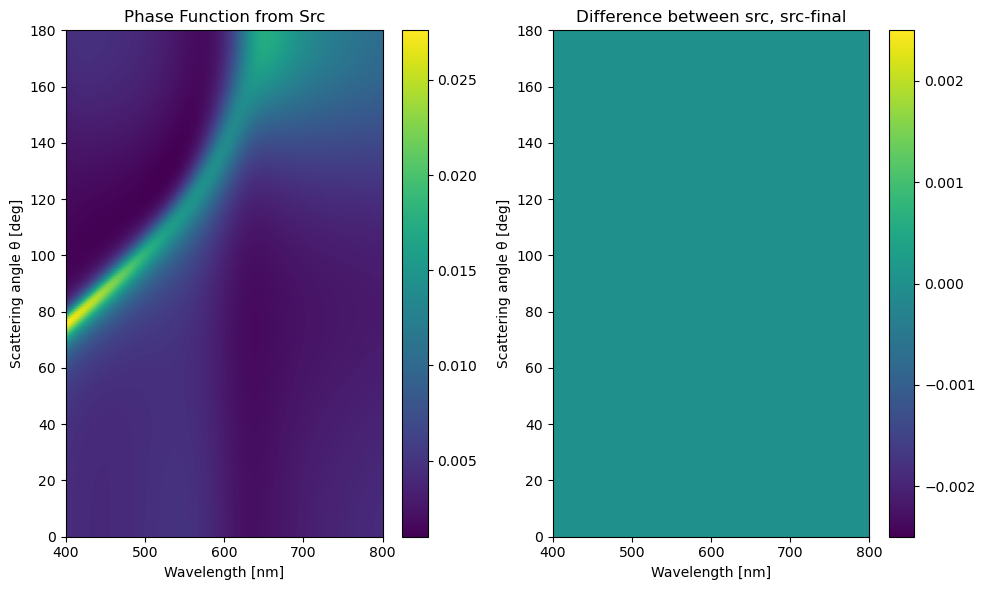
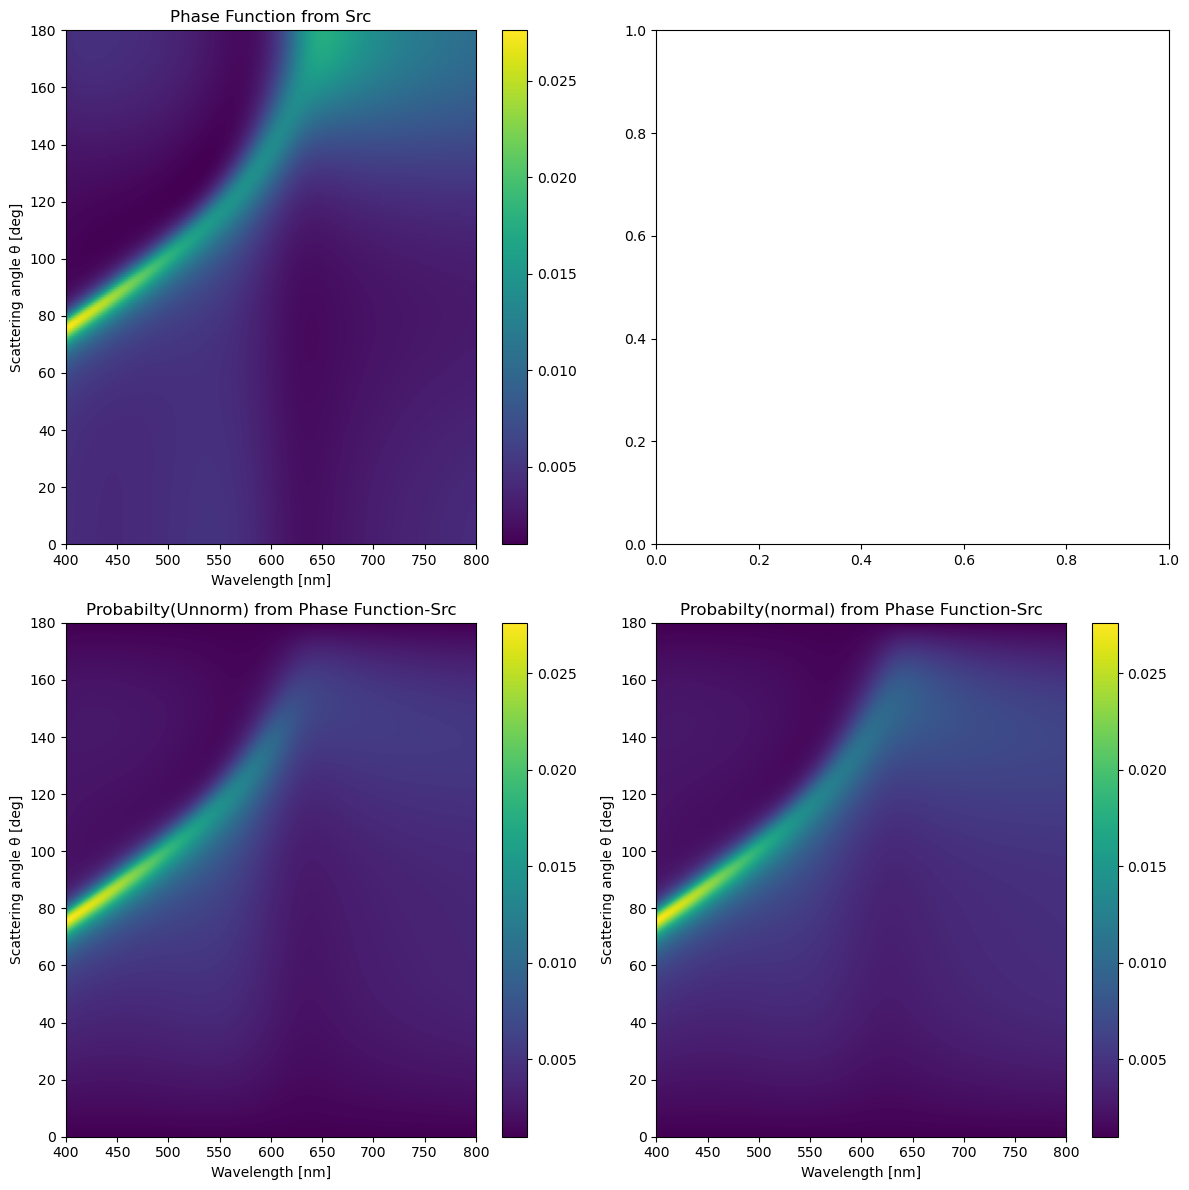
Unified diff of the notebook cell whose output changed from the first chart to the second:
--- before
+++ after
@@ -1,17 +1,31 @@
-fig, axes = plt.subplots(1, 2, figsize=(10, 6))
+fig, axes = plt.subplots(2, 2, figsize=(12, 12))
 
-im1 = axes[0].imshow(src_phase.T, extent=[400, 800, 0 , 180],
+im1 = axes[0,0].imshow(src_phase.T, extent=[400, 800, 0 , 180],
     aspect="auto", origin="lower")
-axes[0].set_xlabel("Wavelength [nm]")
-axes[0].set_ylabel("Scattering angle θ [deg]")
-axes[0].set_title("Phase Function from Src")
-fig.colorbar(im1, ax=axes[0])
+axes[0,0].set_xlabel("Wavelength [nm]")
+axes[0,0].set_ylabel("Scattering angle θ [deg]")
+axes[0,0].set_title("Phase Function from Src")
+fig.colorbar(im1, ax=axes[0,0])
 
-im2 = axes[1].imshow(src_phase.T - src_phase_fin.T, extent=[400, 800, 0 , 180],
+'''im2 = axes[0,1].imshow(src_phase.T - src_phase_fin.T, extent=[400, 800, 0 , 180],
     aspect="auto", origin="lower", vmin=-0.0025, vmax=0.0025)
-axes[1].set_xlabel("Wavelength [nm]")
-axes[1].set_ylabel("Scattering angle θ [deg]")
-axes[1].set_title("Difference between src, src-final")
-fig.colorbar(im2, ax=axes[1])
+axes[0,1].set_xlabel("Wavelength [nm]")
+axes[0,1].set_ylabel("Scattering angle θ [deg]")
+axes[0,1].set_title("Difference between src, src-final")
+fig.colorbar(im2, ax=axes[0,1])'''
+
+im3 = axes[1,0].imshow(src_phase_prob.T, extent=[400, 800, 0 , 180],
+    aspect="auto", origin="lower")
+axes[1,0].set_xlabel("Wavelength [nm]")
+axes[1,0].set_ylabel("Scattering angle θ [deg]")
+axes[1,0].set_title("Probabilty(Unnorm) from Phase Function-Src")
+fig.colorbar(im1, ax=axes[1,0])
+
+im4 = axes[1,1].imshow(src_phase_prob_norm.T, extent=[400, 800, 0 , 180],
+    aspect="auto", origin="lower")
+axes[1,1].set_xlabel("Wavelength [nm]")
+axes[1,1].set_ylabel("Scattering angle θ [deg]")
+axes[1,1].set_title("Probabilty(normal) from Phase Function-Src")
+fig.colorbar(im1, ax=axes[1,1])
 
 plt.tight_layout()

Commit: succeed on implementing figure